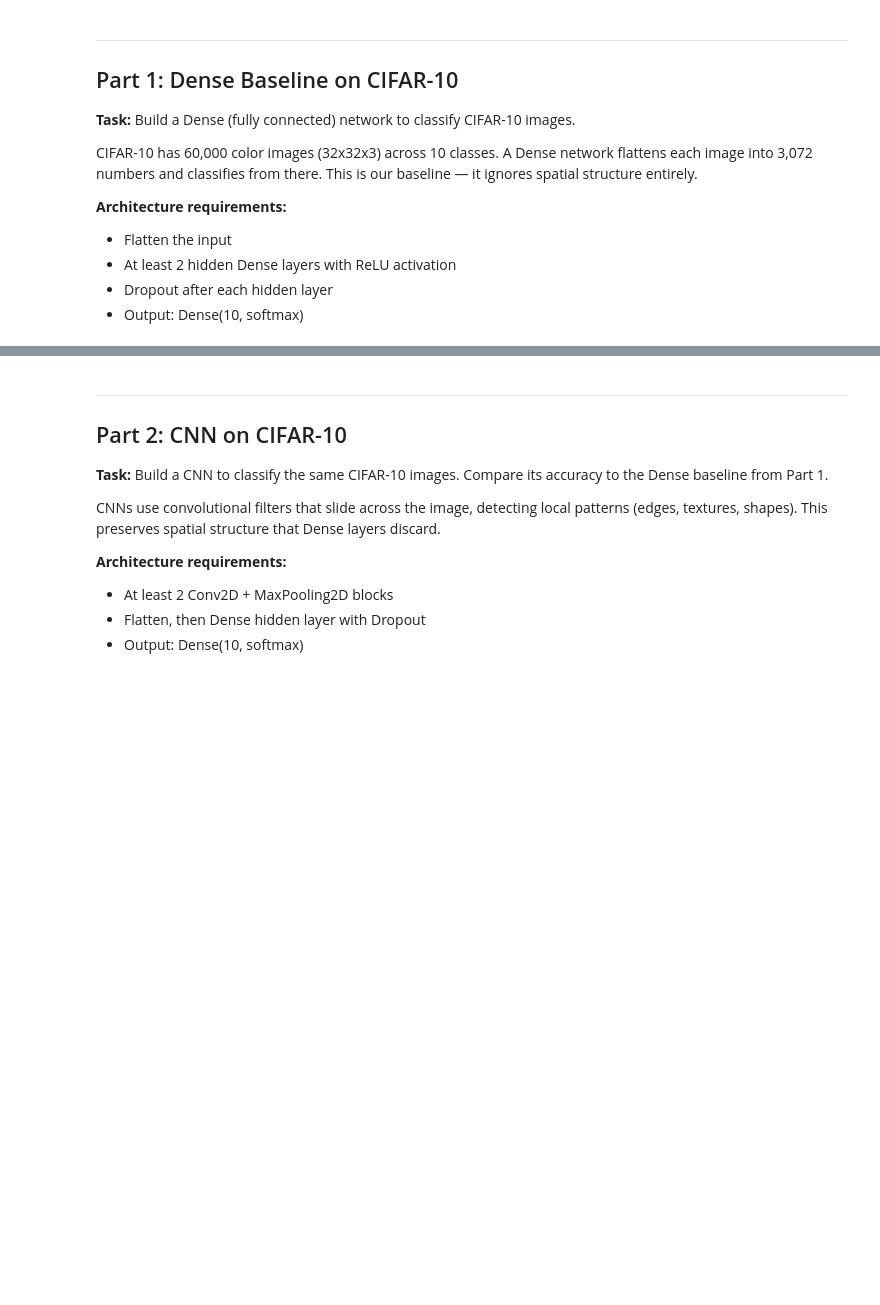
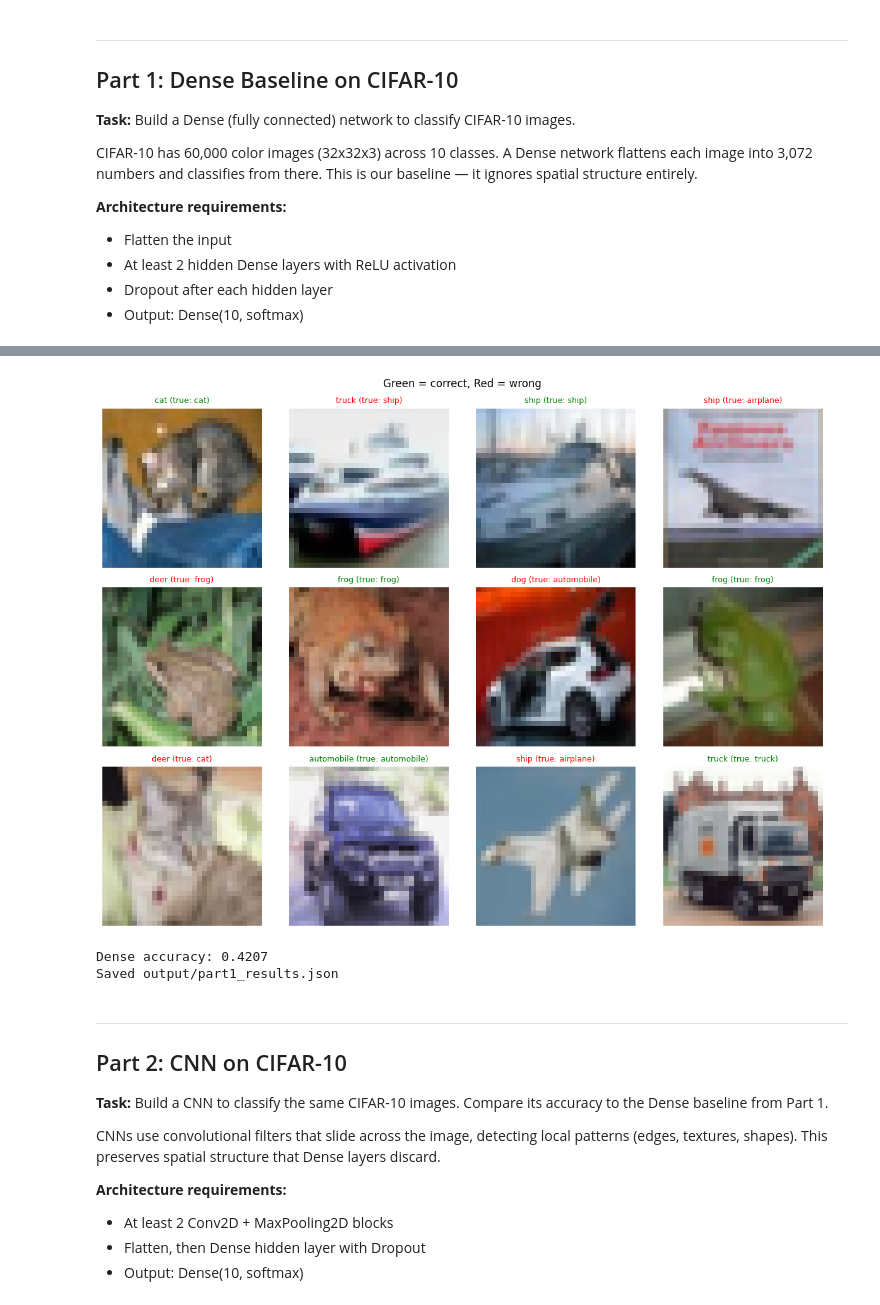
Before and after one commit to UCSF-DataSci/06-brainiac-Dellaraam, a Jupyter notebook: assignment.ipynb, the cells around one changed output, grey strips where cells are left out. Drawn from its saved outputs; the diff is of its cells as text; code cells hidden in the pictures; blank space fills up the shorter version.

```diff
--- a/assignment.ipynb
+++ b/assignment.ipynb
@@ -109,14 +137,7 @@ model_dense = Sequential([
 # %%
 # TODO: Compile the model
-# model_dense.compile(optimizer='adam',
-#                     loss='categorical_crossentropy',
-#                     metrics=['accuracy'])
+model_dense.compile(optimizer='adam',loss='categorical_crossentropy',metrics=['accuracy'])
 # %%
 # TODO: Train with EarlyStopping
-# early_stop = EarlyStopping(monitor='val_loss', patience=3,
-#                            restore_best_weights=True)
-# history_dense = model_dense.fit(X_train, y_train,
-#                                 epochs=20, batch_size=128,
-#                                 validation_split=0.1,
-#                                 callbacks=[early_stop])
-history_dense = None  # replace with your fit call
+early_stop = EarlyStopping(monitor='val_loss', patience=3,restore_best_weights=True)
+history_dense = model_dense.fit(X_train, y_train,epochs=20, batch_size=128,validation_split=0.1,callbacks=[early_stop])
@@ -123,20 +162,17 @@ history_dense = None  # replace with your fit call
 # %%
 # TODO: Evaluate on test set
-# test_loss, test_acc = model_dense.evaluate(X_test, y_test, verbose=0)
-test_acc = None  # replace
+test_loss, test_acc = model_dense.evaluate(X_test, y_test, verbose=0)
 
 # TODO: Generate predictions and confusion matrix
-# y_pred = np.argmax(model_dense.predict(X_test, verbose=0), axis=1)
-# y_true = np.argmax(y_test, axis=1)
-# cm = confusion_matrix(y_true, y_pred)
-y_pred = None  # replace
-y_true = None  # replace
-cm = None  # replace
+y_pred = np.argmax(model_dense.predict(X_test, verbose=0), axis=1)
+y_true = np.argmax(y_test, axis=1)
+cm = confusion_matrix(y_true, y_pred)
 # %%
 # Optional: visualize predictions and confusion matrix to diagnose issues
-# plot_predictions(X_test, y_true, y_pred, CIFAR10_CLASSES)
-# plot_confusion_matrix(y_true, y_pred, list(CIFAR10_CLASSES.values()),
-#                       os.path.join(OUTPUT_DIR, "part1_confusion_matrix.png"))
+plot_predictions(X_test, y_true, y_pred, CIFAR10_CLASSES)
+plot_confusion_matrix(y_true, y_pred, list(CIFAR10_CLASSES.values()),os.path.join(OUTPUT_DIR, "part1_confusion_matrix.png"))
+# %% [output]
+[figure, added]
 # %%
 # Save results (do not modify this cell)
 results = {
@@ -148,6 +184,9 @@ with open(os.path.join(OUTPUT_DIR, "part1_results.json"), "w") as f:
 
 print(f"Dense accuracy: {test_acc:.4f}")
 print("Saved output/part1_results.json")
+# %% [output]
+Dense accuracy: 0.4207
+Saved output/part1_results.json
 # %% [markdown]
 ---
 
```
Also changed, not shown: parts of 12 cells of this notebook, 7 other files.
